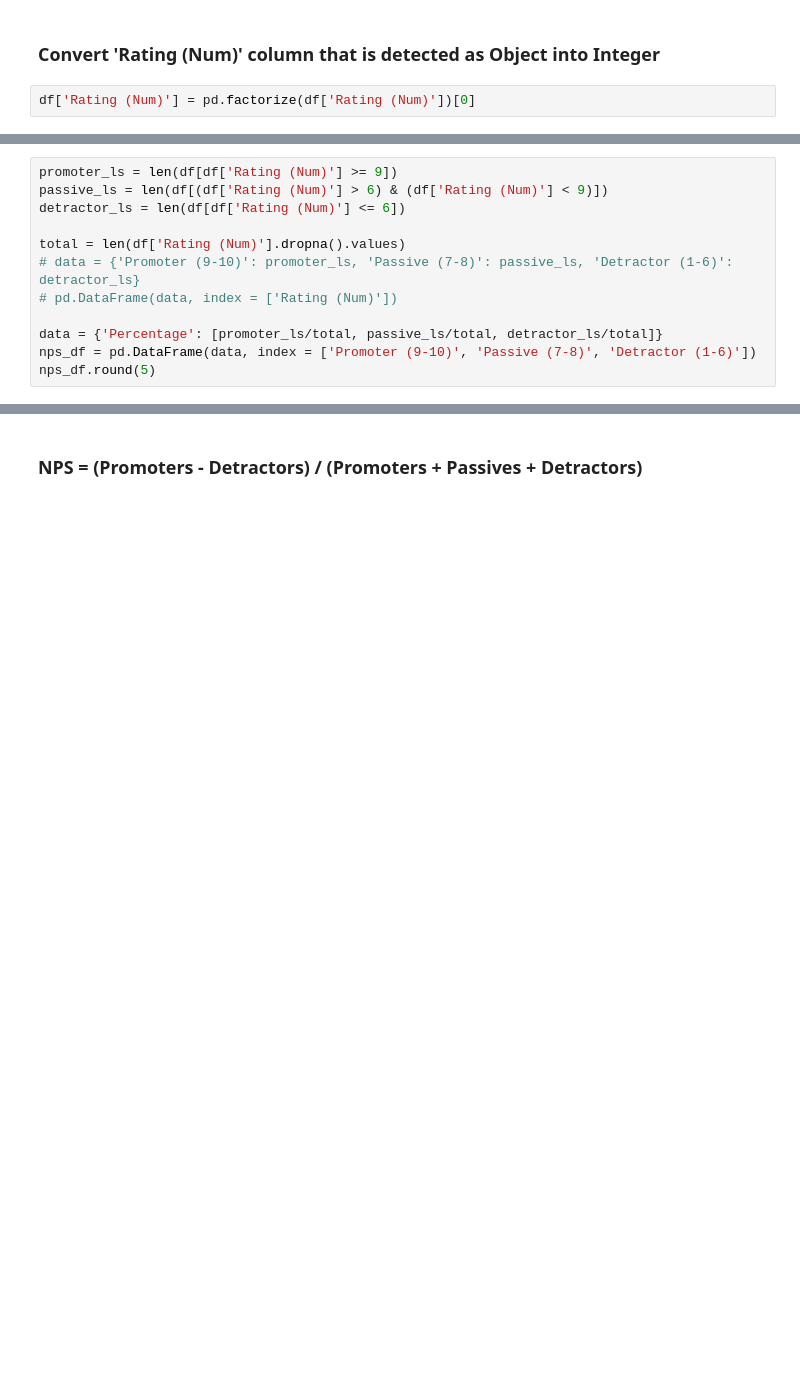
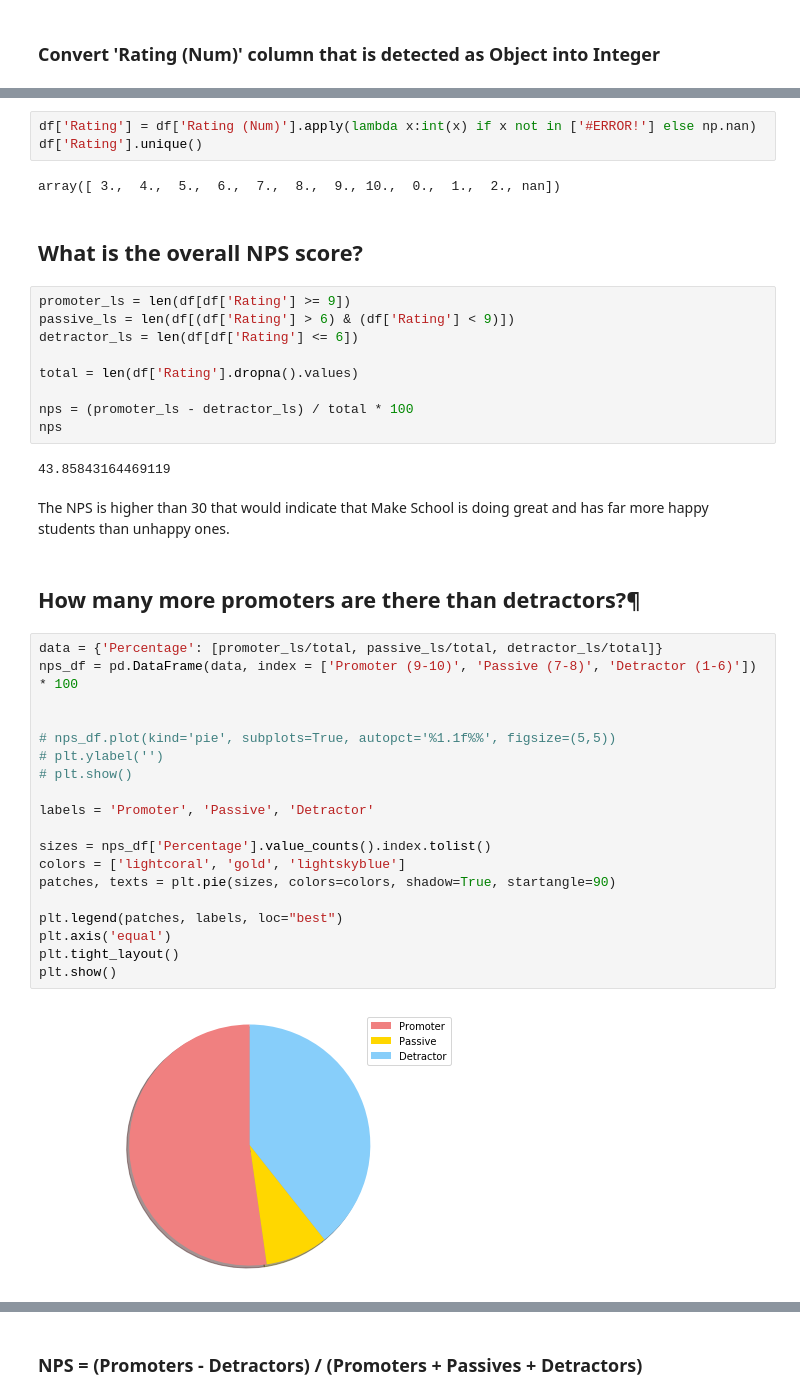
Before and after one commit to uyennguyen16900/academy_feedback_nps_data, a Jupyter notebook: Feedback_Surveys_FINAL/NPS_Data.ipynb, the cells around one changed output, grey strips where cells are left out. Saved outputs shown, nothing was run; the diff lists cells and outputs as text; blank space fills up the shorter version.

```diff
--- a/Feedback_Surveys_FINAL/NPS_Data.ipynb
+++ b/Feedback_Surveys_FINAL/NPS_Data.ipynb
@@ -24,4 +35,2 @@ df['Track'].value_counts().plot(kind='bar')
 # %% [markdown]
 ### Convert 'Rating (Num)' column that is detected as Object into Integer
-# %%
-df['Rating (Num)'] = pd.factorize(df['Rating (Num)'])[0]
@@ -30,12 +37,43 @@ df['Rating (Num)'].dtype
+# %%
+df['Rating'] = df['Rating (Num)'].apply(lambda x:int(x) if x not in ['#ERROR!'] else np.nan)
+df['Rating'].unique()
+# %% [output]
+array([ 3.,  4.,  5.,  6.,  7.,  8.,  9., 10.,  0.,  1.,  2., nan])
+# %% [markdown]
+## What is the overall NPS score?
 # %%
-promoter_ls = len(df[df['Rating (Num)'] >= 9])
-passive_ls = len(df[(df['Rating (Num)'] > 6) & (df['Rating (Num)'] < 9)])
-detractor_ls = len(df[df['Rating (Num)'] <= 6])
+promoter_ls = len(df[df['Rating'] >= 9])
+passive_ls = len(df[(df['Rating'] > 6) & (df['Rating'] < 9)])
+detractor_ls = len(df[df['Rating'] <= 6])
 
-total = len(df['Rating (Num)'].dropna().values)
-# data = {'Promoter (9-10)': promoter_ls, 'Passive (7-8)': passive_ls, 'Detractor (1-6)': detractor_ls}
-# pd.DataFrame(data, index = ['Rating (Num)'])
+total = len(df['Rating'].dropna().values)
 
-data = {'Percentage': [promoter_ls/total, passive_ls/total, detractor_ls/total]}
-nps_df = pd.DataFrame(data, index = ['Promoter (9-10)', 'Passive (7-8)', 'Detractor (1-6)'])
-nps_df.round(5)
+nps = (promoter_ls - detractor_ls) / total * 100
+nps
+# %% [output]
+43.85843164469119
+# %% [markdown]
+<p> The NPS is higher than 30 that would indicate that Make School is doing great and has far more happy students than unhappy ones. </p>
+# %% [markdown]
+## How many more promoters are there than detractors?¶
+# %%
+data = {'Percentage': [promoter_ls/total, passive_ls/total, detractor_ls/total]}
+nps_df = pd.DataFrame(data, index = ['Promoter (9-10)', 'Passive (7-8)', 'Detractor (1-6)']) * 100
+
+
+# nps_df.plot(kind='pie', subplots=True, autopct='%1.1f%%', figsize=(5,5))
+# plt.ylabel('')
+# plt.show()
+
+labels = 'Promoter', 'Passive', 'Detractor'
+
+sizes = nps_df['Percentage'].value_counts().index.tolist()
+colors = ['lightcoral', 'gold', 'lightskyblue']
+patches, texts = plt.pie(sizes, colors=colors, shadow=True, startangle=90)
+
+plt.legend(patches, labels, loc="best")
+plt.axis('equal')
+plt.tight_layout()
+plt.show()
+# %% [output]
+[figure, added]
```
Also changed, not shown: parts of 45 cells of this notebook, 1 other file.
